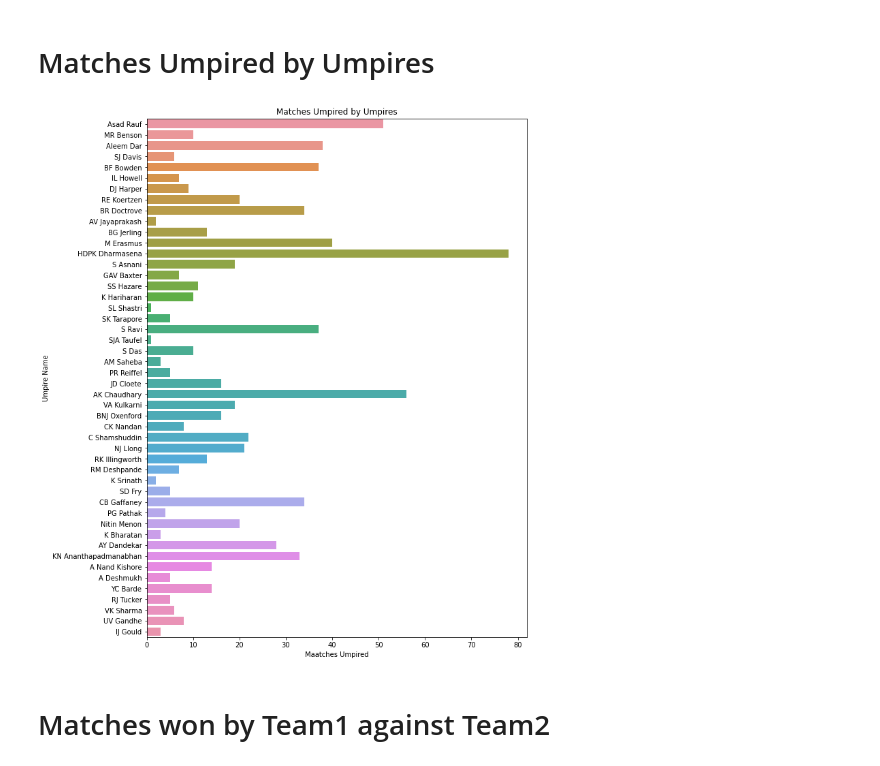
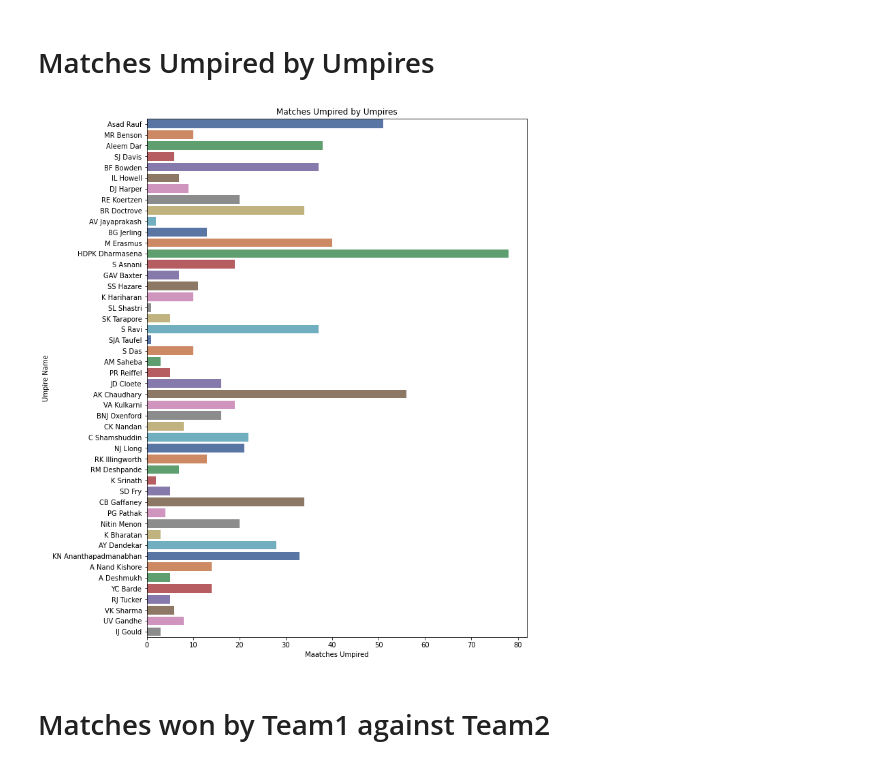
Before and after one commit to mohtashim0007/Machine-Learning-Projects, a Jupyter notebook: IPL_EDA_DashBoard.ipynb, the cells around one changed output. Cells and saved outputs as stored; diff of their text form; code cells hidden in the pictures.

```diff
--- a/IPL_EDA_DashBoard.ipynb
+++ b/IPL_EDA_DashBoard.ipynb
@@ -5,3 +5,5 @@ import pandas as pd
 import numpy as np
 import matplotlib.pyplot as plt
 import seaborn as sns
+import numpy as np
+fig_colors = ['Set1', 'Set2', 'Set3', 'tab10' ,'deep', 'hls', 'husl', 'rocket_r', 'YlOrBr', 'Spectral']
@@ -167,13 +177,13 @@ plt.show()
 # Matches Umpired by Umpires
 # %%
 fig = plt.figure(figsize=(10,14))
-sns.countplot(y='umpire1', data = df_matches, orient='v')
+sns.countplot(y='umpire1', data = df_matches, orient='v', palette = np.random.choice(fig_colors))
 plt.title('Matches Umpired by Umpires')
 plt.ylabel('Umpire Name')
 plt.xlabel('Maatches Umpired')
 plt.show()
 # %% [output]
-[figure, old version]
+[figure, new version]
 # %% [markdown]
 # Matches won by Team1 against Team2
 # %%
```
Also changed, not shown: parts of 18 cells of this notebook.
